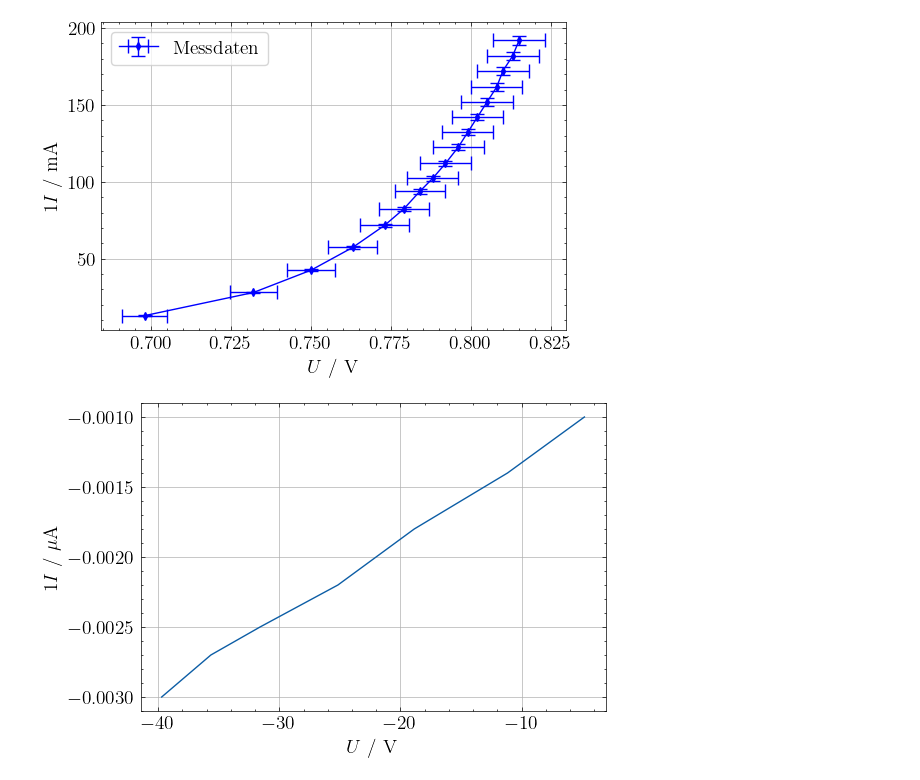
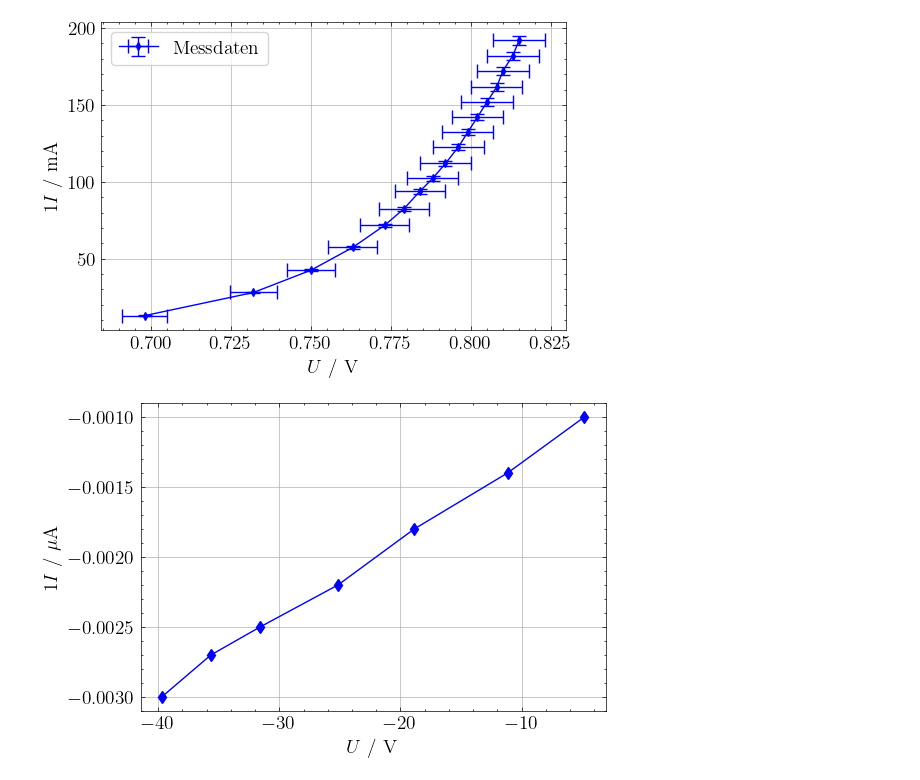
Before and after one commit to eudaemon3/Labor-Experimentalphysik-2, a Jupyter notebook: 05_Halbleiterdiode/Messwerte.ipynb, the cells around one changed output. Drawn from its saved outputs; the diff is of its cells as text; code cells hidden in the pictures.

Commit message:
small plot change

```diff
--- a/05_Halbleiterdiode/Messwerte.ipynb
+++ b/05_Halbleiterdiode/Messwerte.ipynb
@@ -93,14 +93,14 @@ ax.legend(frameon=True, fontsize=14)
 # %%
 U_e = np.array([4.813, 11.16, 18.86, 25.16, 31.59, 35.65, 39.71])
 U_r2 = np.array([0.001, 0.0014, 0.0018, 0.0022, 0.0025, 0.0027, 0.003])
 
 I_r = U_r2  #muA
 fig, ax = plt.subplots(1,1, figsize=(6, 4))
 
-ax.plot(-U_e, -I_r)
+ax.plot(-U_e, -I_r, 'b-d')
 
 ax.set_xlabel(r'$U$ / $\text{V}$', fontsize=14)
 ax.set_ylabel(r'$1I$ / $\mu\text{A}$', fontsize=14)
 ax.grid(True)
 # %% [output]
-[figure, old version]
+[figure, new version]
```
